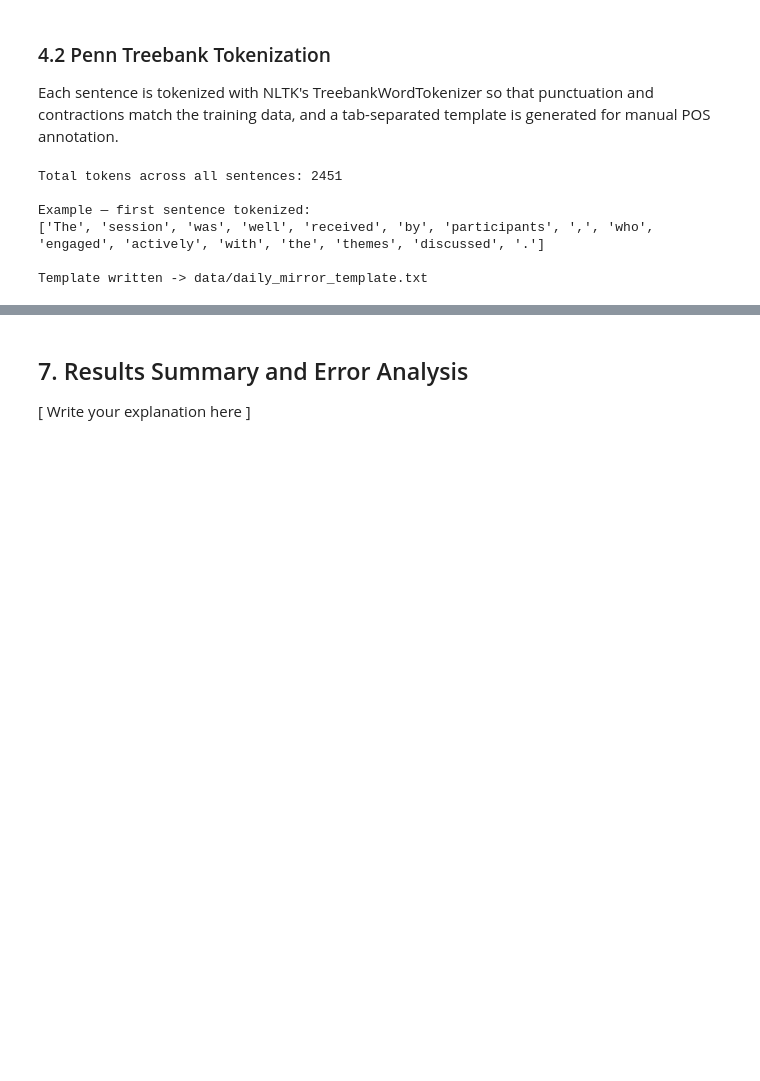
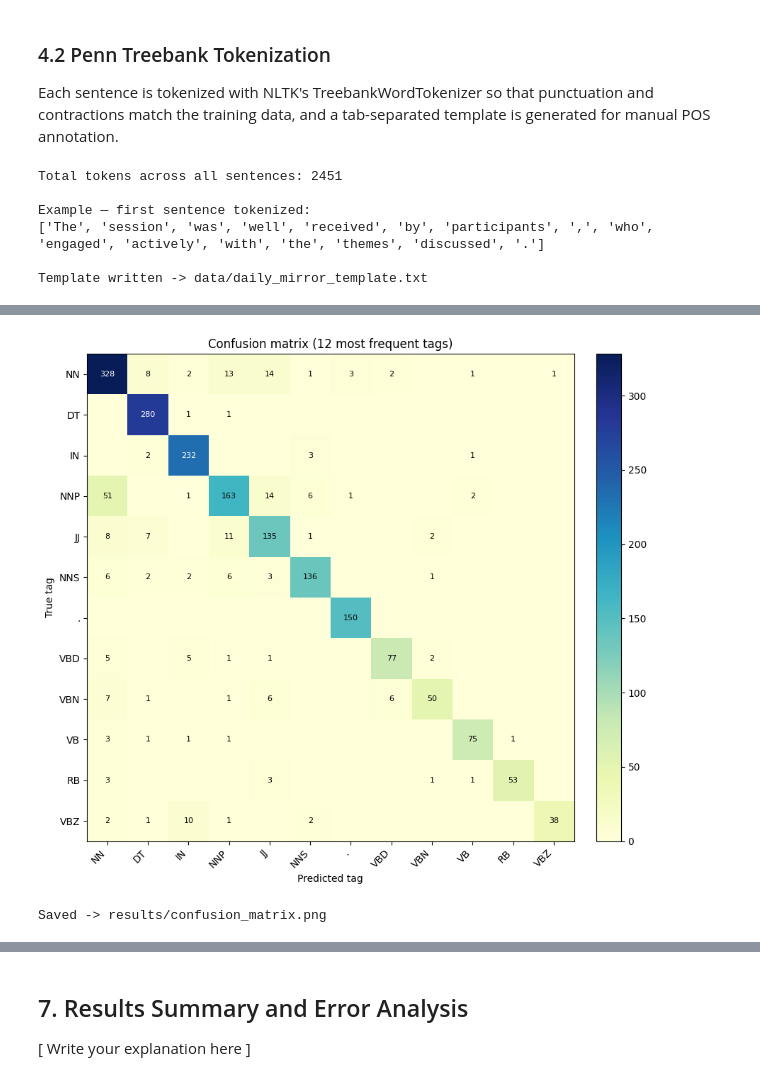
Before and after one commit to BimsaraS99/statistical-pos-tagger-pcfg-parser, a Jupyter notebook: POS_Parser.ipynb, the cells around one changed output, grey strips where cells are left out. Cells and saved outputs as stored; diff of their text form; code cells hidden in the pictures; blank space fills up the shorter version.

Commit message:
inference done, accuracy evaluation done

```diff
--- a/POS_Parser.ipynb
+++ b/POS_Parser.ipynb
@@ -671,0 +782,9 @@ Template written -> data/daily_mirror_template.txt
+# %%
+correct = total = 0
+for section, comb in predictions:
+    for w, gold, pred in comb:
+        total += 1
+        if gold == pred:
+            correct += 1
+accuracy = correct / total
+print(f"Overall tagging accuracy : {accuracy:.4f}  ({correct}/{total})")
@@ -671,0 +890,10 @@ Template written -> data/daily_mirror_template.txt
+# %%
+from sklearn.metrics import classification_report
+
+# flatten all predictions into two aligned lists
+y_true = [gold for _, comb in predictions for w, gold, pred in comb]
+y_pred = [pred for _, comb in predictions for w, gold, pred in comb]
+
+# per-tag precision / recall / F1
+report = classification_report(y_true, y_pred, zero_division=0, digits=3)
+print(report)
@@ -671,0 +922,37 @@ Template written -> data/daily_mirror_template.txt
+# %%
+import matplotlib.pyplot as plt
+import numpy as np
+from collections import Counter
+from sklearn.metrics import confusion_matrix
+import os
+
+# focus on the 12 most frequent tags (a full 40+ matrix is unreadable)
+top_tags = [t for t, _ in Counter(y_true).most_common(12)]
+cm = confusion_matrix(y_true, y_pred, labels=top_tags)
+
+fig, ax = plt.subplots(figsize=(9, 8))
+im = ax.imshow(cm, cmap="YlGnBu")
+ax.set_xticks(range(len(top_tags)))
+ax.set_yticks(range(len(top_tags)))
+ax.set_xticklabels(top_tags, rotation=45, ha="right")
+ax.set_yticklabels(top_tags)
+ax.set_xlabel("Predicted tag")
+ax.set_ylabel("True tag")
+ax.set_title("Confusion matrix (12 most frequent tags)")
+
+for i in range(len(top_tags)):
+    for j in range(len(top_tags)):
+        val = cm[i, j]
+        if val > 0:
+            color = "white" if val > cm.max() * 0.5 else "black"
+            ax.text(j, i, val, ha="center", va="center", color=color, fontsize=8)
+
+plt.colorbar(im, fraction=0.046, pad=0.04)
+plt.tight_layout()
+os.makedirs("results", exist_ok=True)
+plt.savefig("results/confusion_matrix.png", dpi=130)
+plt.show()
+print("Saved -> results/confusion_matrix.png")
+# %% [output]
+[figure, added]
+Saved -> results/confusion_matrix.png
```
Also changed, not shown: parts of 35 cells of this notebook, 6 other files.
